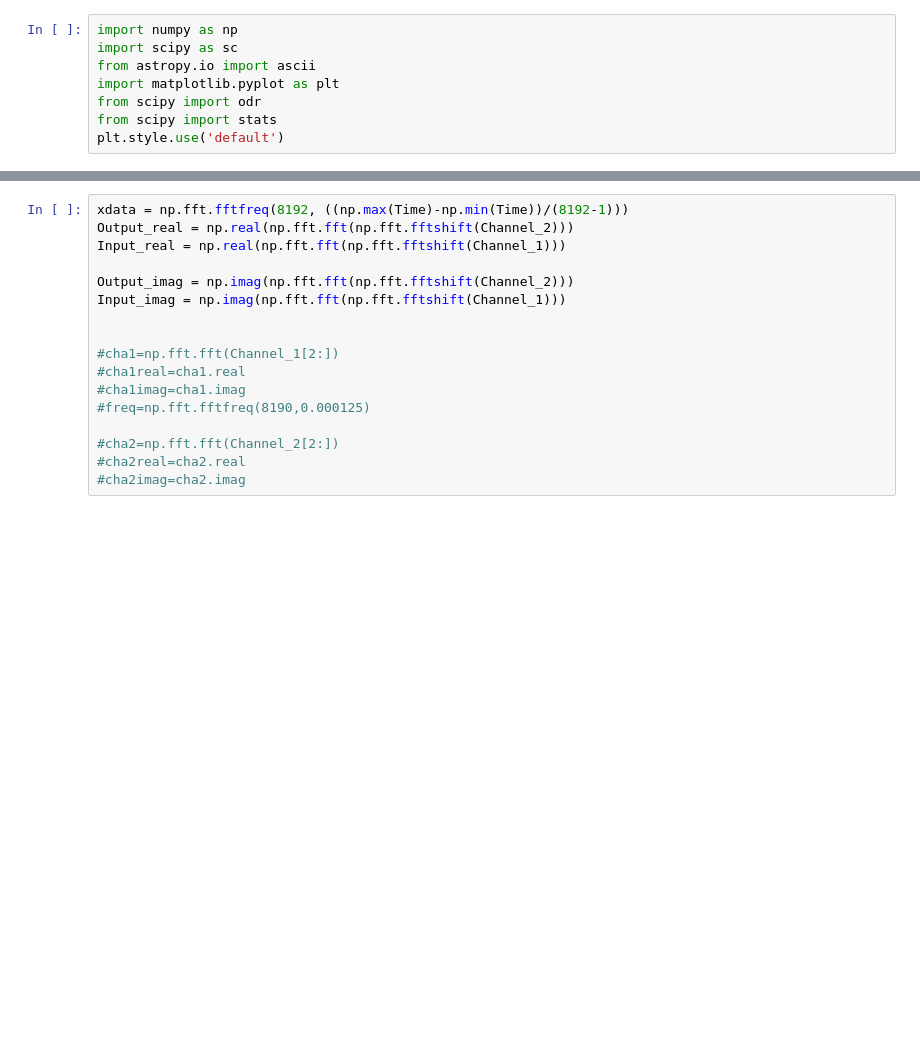
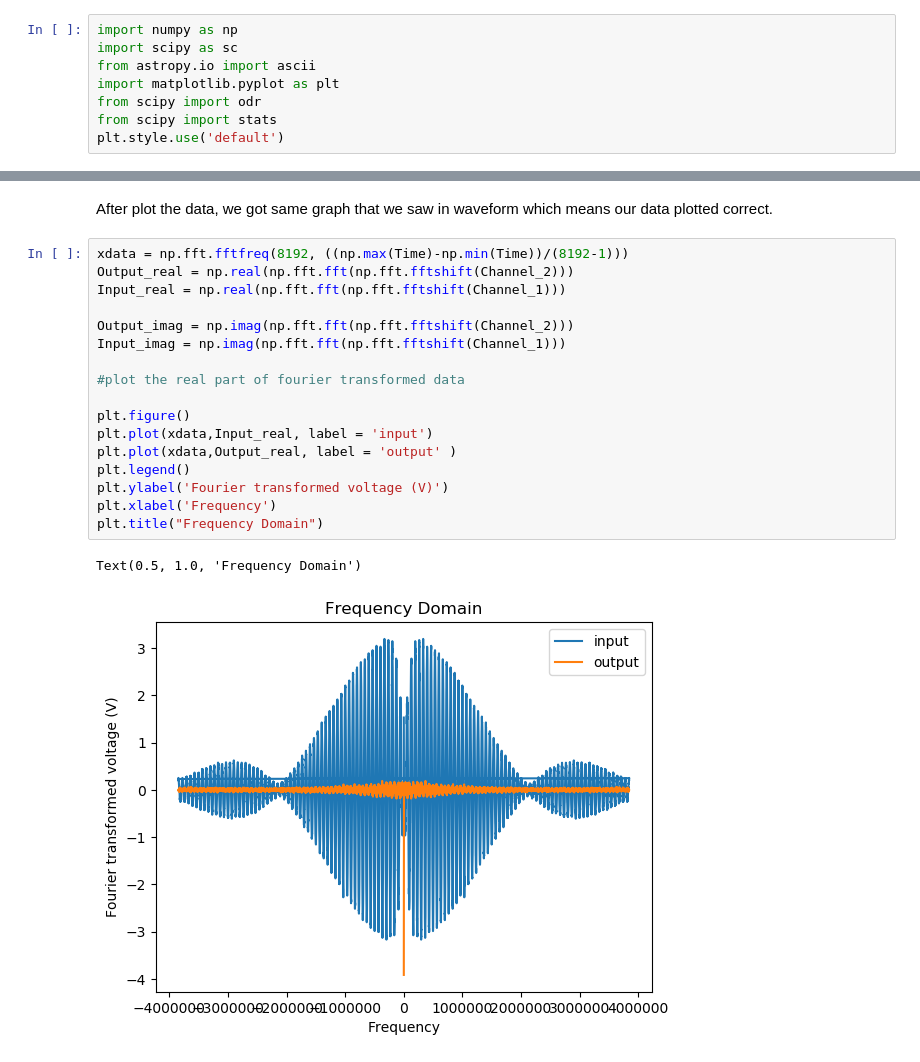
Before and after one commit to WSU-Physics/phys330, a Jupyter notebook: chifji/Lab 4.ipynb, the cells around one changed output, grey strips where cells are left out. Cells and saved outputs as stored; diff of their text form; blank space fills up the shorter version.

```diff
--- a/chifji/Lab 4.ipynb
+++ b/chifji/Lab 4.ipynb
@@ -23,21 +45,26 @@ plt.title("Time vs Amplitude")
 # %% [output]
 Text(0.5, 1.0, 'Time vs Amplitude')
 [figure]
+# %% [markdown]
+After plot the data, we got same graph that we saw in waveform which means our data plotted correct.
 # %%
 xdata = np.fft.fftfreq(8192, ((np.max(Time)-np.min(Time))/(8192-1)))
 Output_real = np.real(np.fft.fft(np.fft.fftshift(Channel_2)))
 Input_real = np.real(np.fft.fft(np.fft.fftshift(Channel_1)))
 
 Output_imag = np.imag(np.fft.fft(np.fft.fftshift(Channel_2)))
 Input_imag = np.imag(np.fft.fft(np.fft.fftshift(Channel_1)))
 
+#plot the real part of fourier transformed data
 
-#cha1=np.fft.fft(Channel_1[2:])
-#cha1real=cha1.real
-#cha1imag=cha1.imag
-#freq=np.fft.fftfreq(8190,0.000125)
-
-#cha2=np.fft.fft(Channel_2[2:])
-#cha2real=cha2.real
-#cha2imag=cha2.imag
+plt.figure()
+plt.plot(xdata,Input_real, label = 'input')
+plt.plot(xdata,Output_real, label = 'output' )
+plt.legend()
+plt.ylabel('Fourier transformed voltage (V)')
+plt.xlabel('Frequency')
+plt.title("Frequency Domain")
+# %% [output]
+Text(0.5, 1.0, 'Frequency Domain')
+[figure, added]
 # %%
```
Also changed, not shown: parts of 10 cells of this notebook.
